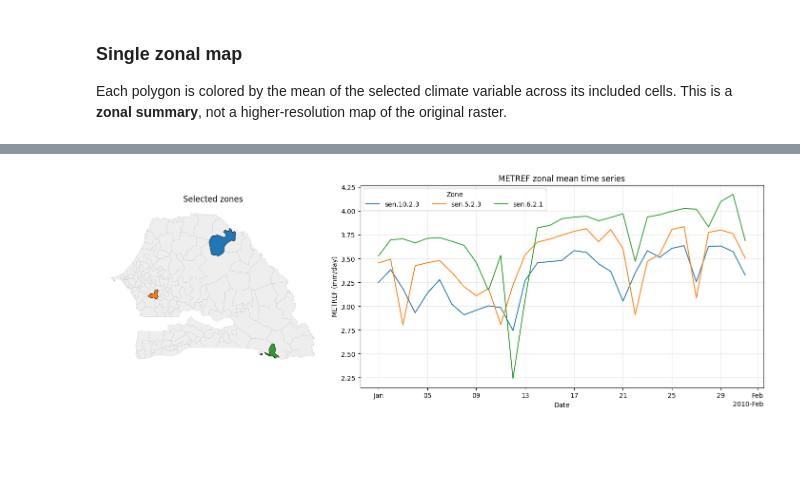
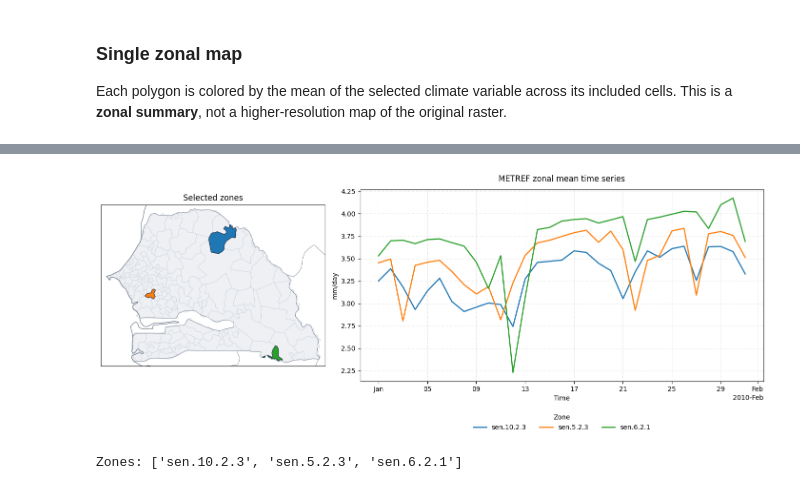
Before and after one commit to khizerzakir/tutorial-repo, a Jupyter notebook: code/notebooks/3_application.ipynb, the cells around one changed output, grey strips where cells are left out. Cells and saved outputs as stored; diff of their text form; code cells hidden in the pictures; blank space fills up the shorter version.

```diff
--- a/code/notebooks/3_application.ipynb
+++ b/code/notebooks/3_application.ipynb
@@ -247,31 +201,12 @@ Select a few zones and plot their zonal mean through time. A small map shows whe
-# %%
-SELECTED_IDS = None   # e.g. ["A12", "B07", "C03"]; None = lowest, median, highest period mean
-
-zone_ids = zonal["norm_id"].values.astype(str)
-if SELECTED_IDS is None:
-    period_mean = zonal.mean("time", skipna=True).values
-    finite = np.flatnonzero(np.isfinite(period_mean))
-    order = finite[np.argsort(period_mean[finite])]
-    SELECTED_IDS = list(dict.fromkeys(zone_ids[[order[0], order[len(order) // 2], order[-1]]]))
-SELECTED_IDS = [str(z) for z in SELECTED_IDS]
-colors = dict(zip(SELECTED_IDS, plt.cm.tab10.colors))
-
-fig, (ax_map, ax_ts) = plt.subplots(1, 2, figsize=(14, 5), layout="constrained",
-                                    gridspec_kw={"width_ratios": [1, 1.8]})
-units_in.plot(ax=ax_map, color="#eeeeee", edgecolor="#aaaaaa", linewidth=0.2)
-for zone_id in SELECTED_IDS:
-    units_in.loc[units_in["norm_id"].astype(str) == zone_id].plot(
-        ax=ax_map, color=colors[zone_id], edgecolor="black", linewidth=0.6)
-    series = zonal.isel(zone=int(np.flatnonzero(zone_ids == zone_id)[0]))
-    ax_ts.plot(series.time.values, series.values, linewidth=1.4, color=colors[zone_id], label=zone_id)
-ax_map.set_title("Selected zones")
-ax_map.set_axis_off()
-ax_ts.set_title(f"{PRODUCT} zonal mean time series")
-ax_ts.set_xlabel("Date")
-ax_ts.set_ylabel(f"{PRODUCT} ({UNITS})")
-ax_ts.grid(alpha=0.25)
-ax_ts.xaxis.set_major_formatter(mdates.ConciseDateFormatter(ax_ts.xaxis.get_major_locator()))
-ax_ts.legend(title="Zone", ncols=min(3, len(SELECTED_IDS)))
-plt.show()
-# %% [output]
-[figure, removed]
+# %%
+SELECTED_IDS = None   ## could be a zone value or unit id
+
+fig, axes = plot_zonal_timeseries(
+    zonal, var=LABEL, zones=SELECTED_IDS, id_coord="norm_id",
+    add_coastlines=MAP_CONTEXT, add_borders=MAP_CONTEXT, title=f"{LABEL} time series",
+)
+SELECTED_IDS = axes["zones"]   # the zones that were plotted
+print("Zones:", SELECTED_IDS)
+# %% [output]
+[figure, added]
+Zones: ['sen.10.2.3', 'sen.5.2.3', 'sen.6.2.1']
```
Also changed, not shown: parts of 20 cells of this notebook, 6 other files.
